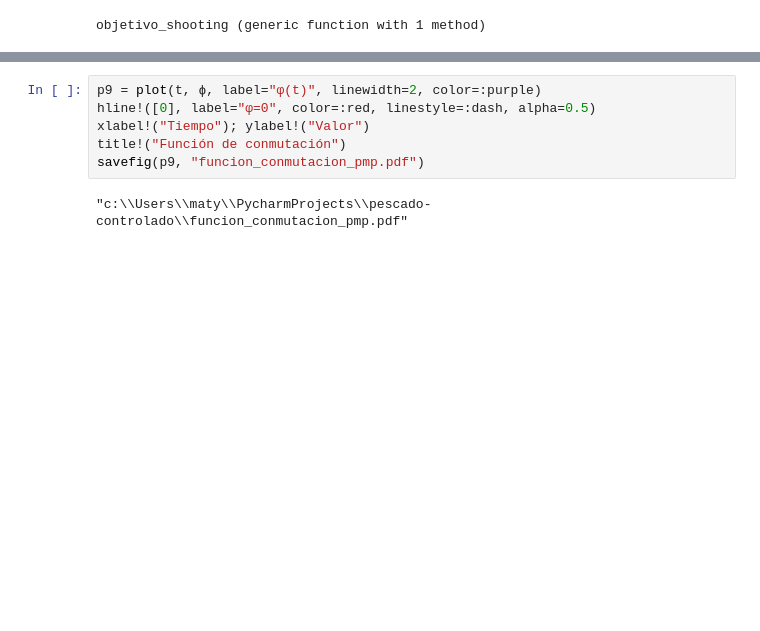
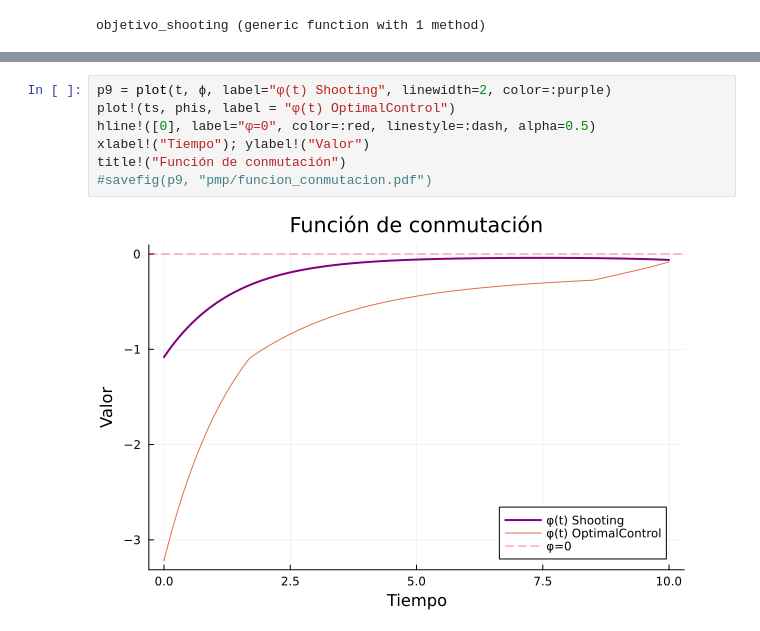
Before and after one commit to nacho2110/pescado-controlado, a Jupyter notebook: modelamiento_control_pmp.ipynb, the cells around one changed output, grey strips where cells are left out. Cells and saved outputs as stored; diff of their text form; blank space fills up the shorter version.

```diff
--- a/modelamiento_control_pmp.ipynb
+++ b/modelamiento_control_pmp.ipynb
@@ -400,8 +386,9 @@ savefig(p8, "control_optimo_pmp.pdf")
 # %%
-p9 = plot(t, ϕ, label="φ(t)", linewidth=2, color=:purple)
+p9 = plot(t, ϕ, label="φ(t) Shooting", linewidth=2, color=:purple)
+plot!(ts, phis, label = "φ(t) OptimalControl")
 hline!([0], label="φ=0", color=:red, linestyle=:dash, alpha=0.5)
 xlabel!("Tiempo"); ylabel!("Valor")
 title!("Función de conmutación")
-savefig(p9, "funcion_conmutacion_pmp.pdf")
+#savefig(p9, "pmp/funcion_conmutacion.pdf")
 # %% [output]
-"c:\\Users\\maty\\PycharmProjects\\pescado-controlado\\funcion_conmutacion_pmp.pdf"
+[figure, added]
```
Also changed, not shown: parts of 10 cells of this notebook, 35 other files.
